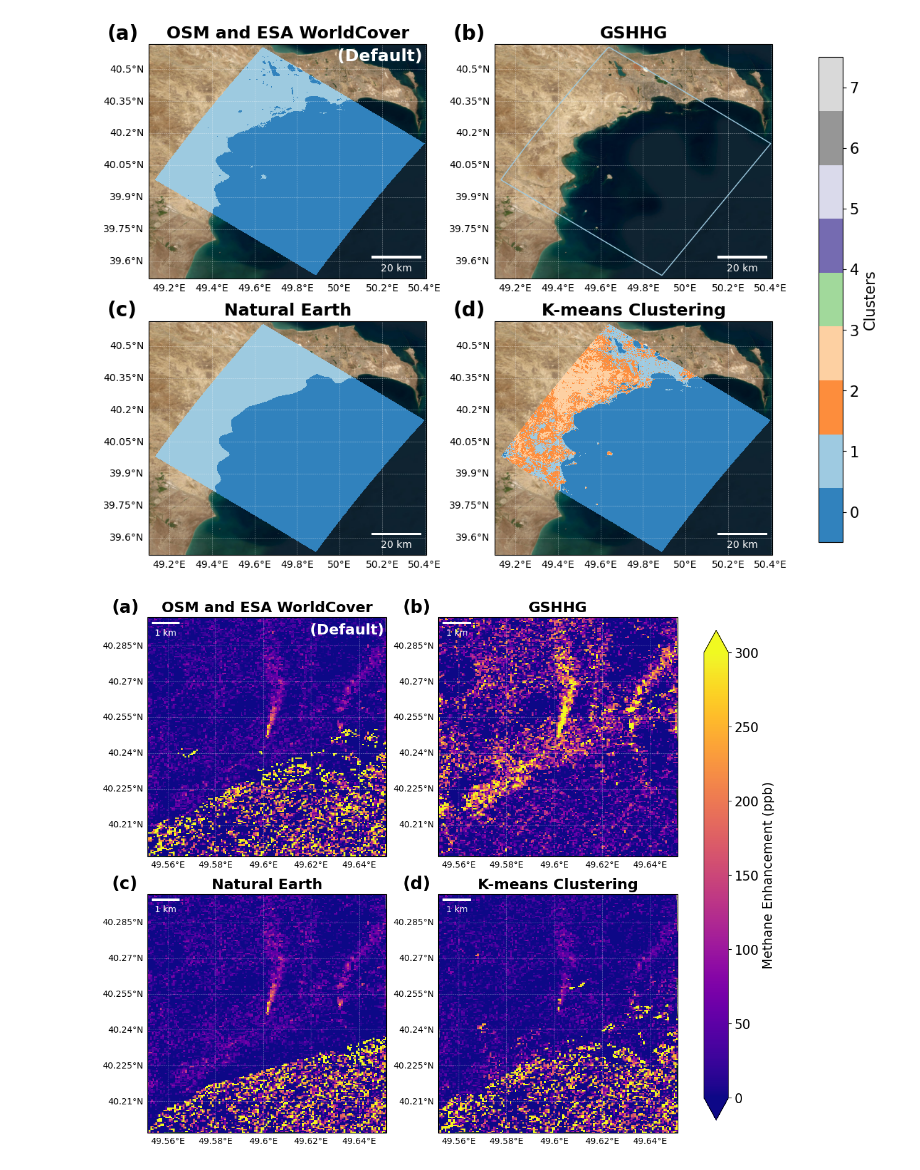
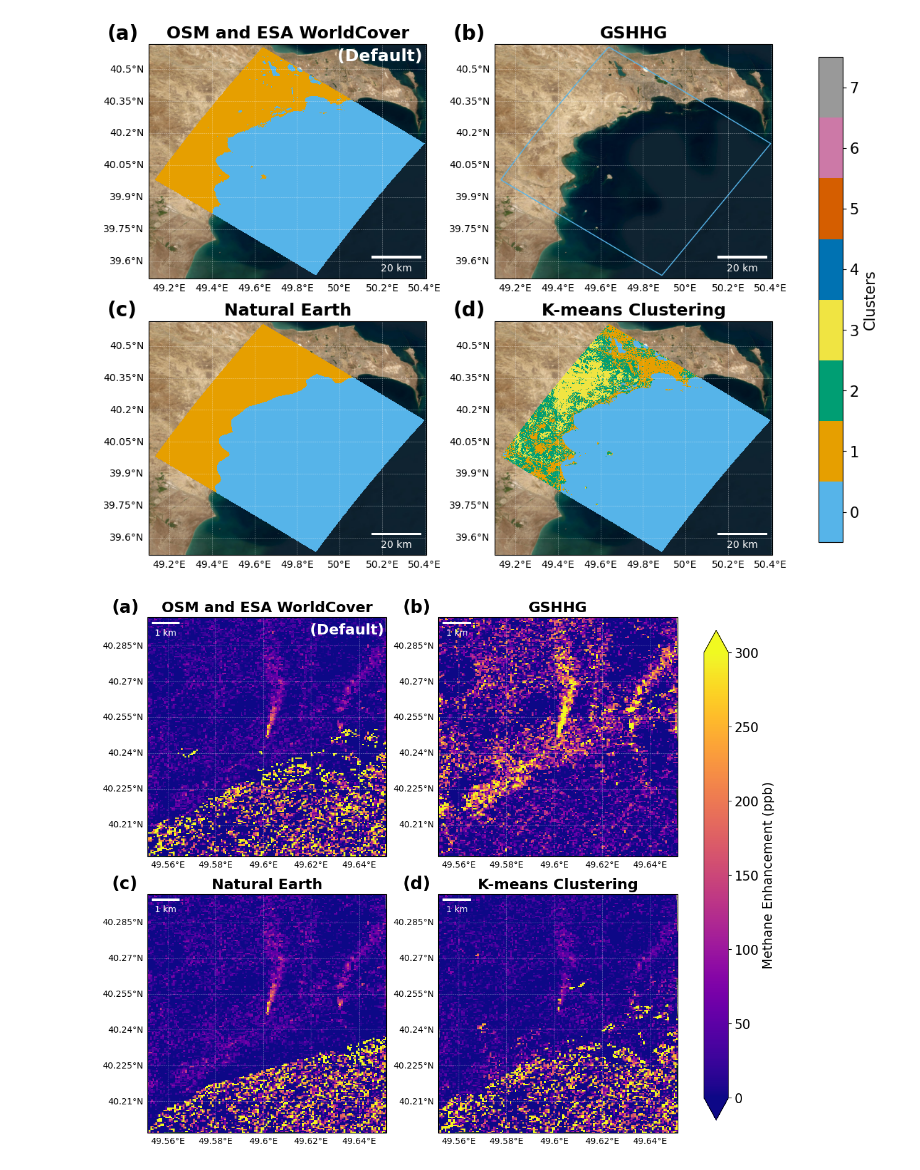
Before and after one commit to zxdawn/HyperGas-GMD, a Jupyter notebook: notebooks/watermask.ipynb, the cells around one changed output. Cells and saved outputs as stored; diff of their text form; code cells hidden in the pictures.

Commit message:
update color

```diff
--- a/notebooks/watermask.ipynb
+++ b/notebooks/watermask.ipynb
@@ -113,7 +113,7 @@ for ax in axs:
     ax.texts[0].remove()
 
 # Define a colormap with only blue for value 1
-cmap = mcolors.ListedColormap(['#3182bd', '#9dcae0'])
+cmap = mcolors.ListedColormap(['#56B4E9', '#E69F00'])
 bounds = [-0.5, 0.5, 1.5]  # Define color boundaries
 norm = mcolors.BoundaryNorm(bounds, cmap.N)
 
@@ -134,7 +134,7 @@ else:
     area = SwathDefinition(lons=valid_pixels['longitude'].values[:,np.newaxis], lats=valid_pixels['latitude'].values[:,np.newaxis])
     hull = ConvexHull(area.boundary().vertices)
     edgePoly = geometry.Polygon(hull.points[hull.vertices])
-    ax.add_geometries([edgePoly], crs=proj, edgecolor='#9dcae0', facecolor='none')
+    ax.add_geometries([edgePoly], crs=proj, edgecolor='#56B4E9', facecolor='none')
 
 ax.set_title('GSHHG')
 
@@ -146,42 +146,56 @@ ax.set_title('Natural Earth')
 
 ax = axs[3]
 seg_cluster = subset(ds_cluster['segmentation'], lon_min, lon_max, lat_min, lat_max, onlywater=False)
-n_clusters = len(np.unique(ds_cluster['segmentation']))
-cmap_cluster = plt.get_cmap('tab20c', n_clusters)
+# n_clusters = len(np.unique(ds_cluster['segmentation']))
+# cmap_cluster = plt.get_cmap('tab20c', n_clusters)
+
+cluster_colors = [
+'#56B4E9',
+'#E69F00',
+'#009E73',
+'#F0E442',
+'#0072B2',
+'#D55E00',
+'#CC79A7',
+'#999999',
+# '#661100',
+# '#332288',
+]
+cmap_cluster = ListedColormap(cluster_colors)
 
 m = seg_cluster.plot(ax=ax, x='longitude', y='latitude',
                      cmap=cmap_cluster,
                      vmin = ds_cluster['segmentation'].min() - 0.5,
                      vmax = ds_cluster['segmentation'].max() + 0.5,
                      add_colorbar=False, rasterized=True)
 ax.set_title('K-means Clustering')
 
 
 for ax in axs:
     add_scalebar(ax, ds_cluster['longitude'].mean(), ds_cluster['latitude'].mean())
 
     gl = ax.gridlines(crs=ccrs.PlateCarree(), draw_labels=True,
                       linewidth=0.4, color='w', alpha=0.5, linestyle='--')
     gl.top_labels = False
     gl.right_labels = False
 
 
 # add colorbar
 cbar = fig.colorbar(m, ticks=np.arange(ds_cluster['segmentation'].min(), ds_cluster['segmentation'].max() + 1),
                     ax=axs, label='Clusters', shrink=0.95)
 
 for n, ax in enumerate(axs):
     ax.text(-0.15, 1.02, '({})'.format(string.ascii_lowercase[n]),
             transform=ax.transAxes,
             size=20, weight='bold')
 
 axs[0].text(0.68, 0.93, '(Default)',
             transform=axs[0].transAxes, c='w',
             size=17, weight='bold')
 
 fig.savefig('../figures/clusters.pdf', bbox_inches='tight')
 # %% [output]
-[figure, old version]
+[figure, new version]
 # %%
 fig, axs = plt.subplots(nrows=2,ncols=2,
                         sharex=True, sharey=True,
```
Also changed, not shown: parts of 2 cells of this notebook.
